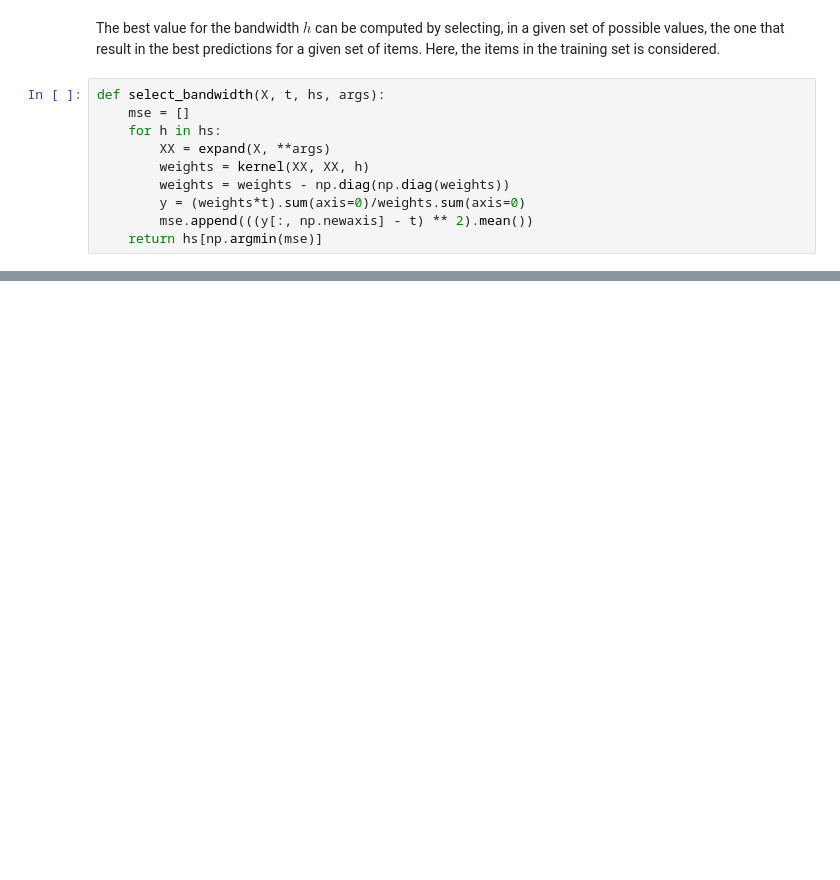
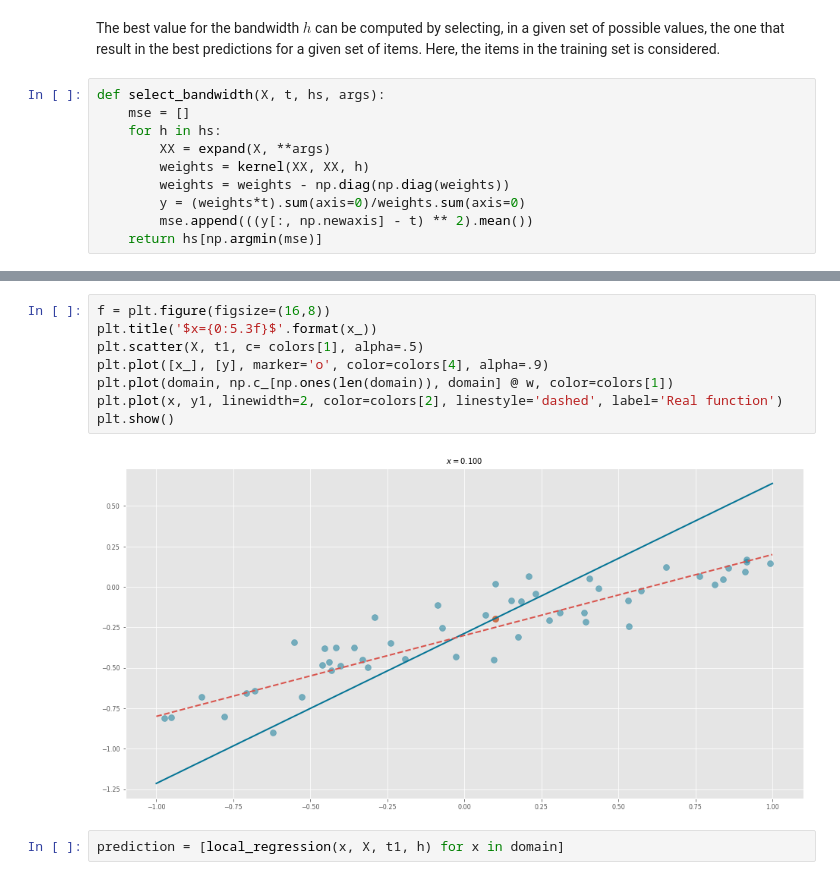
Before and after one commit to tvml/ml2324, a Jupyter notebook: codici/linear_regression.ipynb, the cells around one changed output, grey strips where cells are left out. Cells and saved outputs as stored; diff of their text form; blank space fills up the shorter version.

```diff
--- a/codici/linear_regression.ipynb
+++ b/codici/linear_regression.ipynb
@@ -1066,0 +1149,12 @@ plt.show()
+# %%
+f = plt.figure(figsize=(16,8))
+plt.title('$x={0:5.3f}$'.format(x_))
+plt.scatter(X, t1, c= colors[1], alpha=.5)
+plt.plot([x_], [y], marker='o', color=colors[4], alpha=.9)
+plt.plot(domain, np.c_[np.ones(len(domain)), domain] @ w, color=colors[1])
+plt.plot(x, y1, linewidth=2, color=colors[2], linestyle='dashed', label='Real function')
+plt.show()
+# %% [output]
+[figure, added]
+# %%
+prediction = [local_regression(x, X, t1, h) for x in domain]
```
Also changed, not shown: parts of 43 cells of this notebook, 12 other files.
